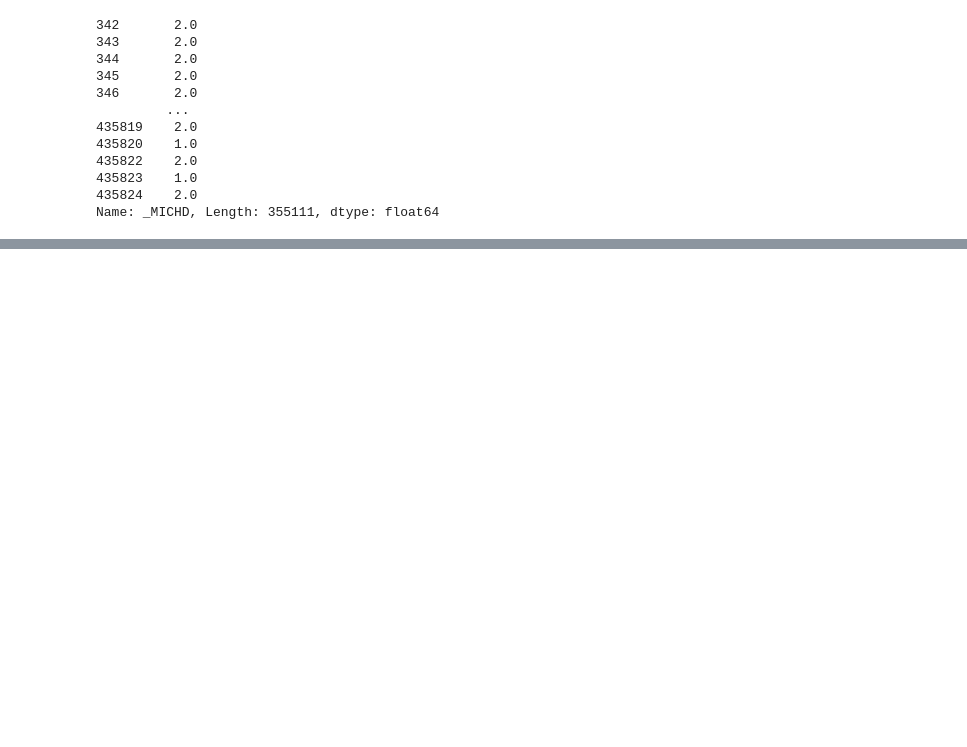
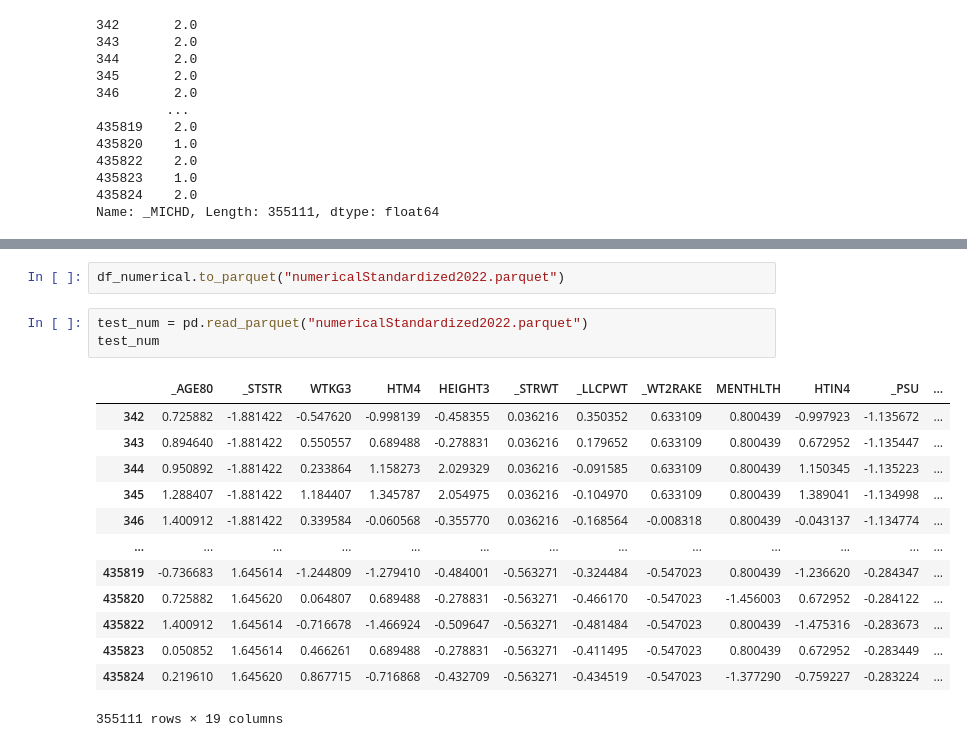
Before and after one commit to duvallar/MA384_CDSA, a Jupyter notebook: duvallar/indicators_2022/clean2022.ipynb, the cells around one changed output, grey strips where cells are left out. Saved outputs shown, nothing was run; the diff lists cells and outputs as text; blank space fills up the shorter version.

```diff
--- a/duvallar/indicators_2022/clean2022.ipynb
+++ b/duvallar/indicators_2022/clean2022.ipynb
@@ -486,0 +393,19 @@ MemoryError: Unable to allocate 70.1 GiB for an array with shape (211924, 355111
+# %%
+df_numerical.to_parquet("numericalStandardized2022.parquet")
+# %%
+test_num = pd.read_parquet("numericalStandardized2022.parquet")
+test_num
+# %% [output]
+|  | _AGE80 | _STSTR | WTKG3 | HTM4 | HEIGHT3 | _STRWT | _LLCPWT | _WT2RAKE | MENTHLTH | HTIN4 | _PSU | ... |
+| 342 | 0.725882 | -1.881422 | -0.547620 | -0.998139 | -0.458355 | 0.036216 | 0.350352 | 0.633109 | 0.800439 | -0.997923 | -1.135672 | ... |
+| 343 | 0.894640 | -1.881422 | 0.550557 | 0.689488 | -0.278831 | 0.036216 | 0.179652 | 0.633109 | 0.800439 | 0.672952 | -1.135447 | ... |
+| 344 | 0.950892 | -1.881422 | 0.233864 | 1.158273 | 2.029329 | 0.036216 | -0.091585 | 0.633109 | 0.800439 | 1.150345 | -1.135223 | ... |
+| 345 | 1.288407 | -1.881422 | 1.184407 | 1.345787 | 2.054975 | 0.036216 | -0.104970 | 0.633109 | 0.800439 | 1.389041 | -1.134998 | ... |
+| 346 | 1.400912 | -1.881422 | 0.339584 | -0.060568 | -0.355770 | 0.036216 | -0.168564 | -0.008318 | 0.800439 | -0.043137 | -1.134774 | ... |
+| ... | ... | ... | ... | ... | ... | ... | ... | ... | ... | ... | ... | ... |
+| 435819 | -0.736683 | 1.645614 | -1.244809 | -1.279410 | -0.484001 | -0.563271 | -0.324484 | -0.547023 | 0.800439 | -1.236620 | -0.284347 | ... |
+| 435820 | 0.725882 | 1.645620 | 0.064807 | 0.689488 | -0.278831 | -0.563271 | -0.466170 | -0.547023 | -1.456003 | 0.672952 | -0.284122 | ... |
+| 435822 | 1.400912 | 1.645614 | -0.716678 | -1.466924 | -0.509647 | -0.563271 | -0.481484 | -0.547023 | 0.800439 | -1.475316 | -0.283673 | ... |
+| 435823 | 0.050852 | 1.645614 | 0.466261 | 0.689488 | -0.278831 | -0.563271 | -0.411495 | -0.547023 | 0.800439 | 0.672952 | -0.283449 | ... |
+| 435824 | 0.219610 | 1.645620 | 0.867715 | -0.716868 | -0.432709 | -0.563271 | -0.434519 | -0.547023 | -1.377290 | -0.759227 | -0.283224 | ... |
+355111 rows × 19 columns
```
Also changed, not shown: parts of 31 cells of this notebook, 1 other file.
